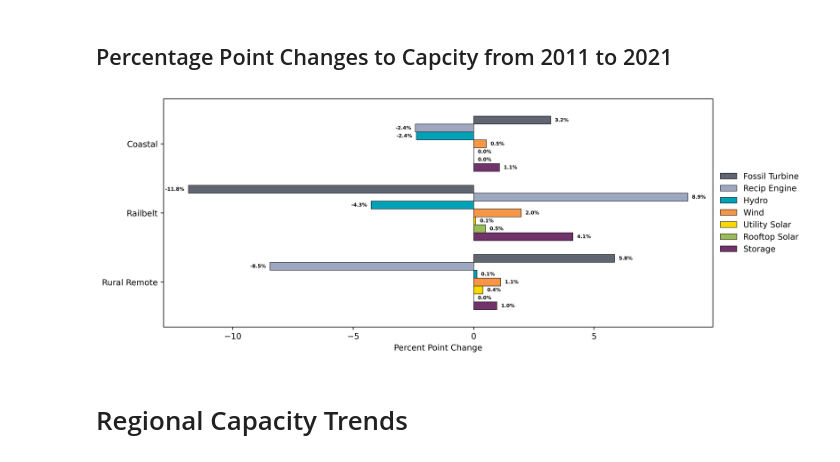
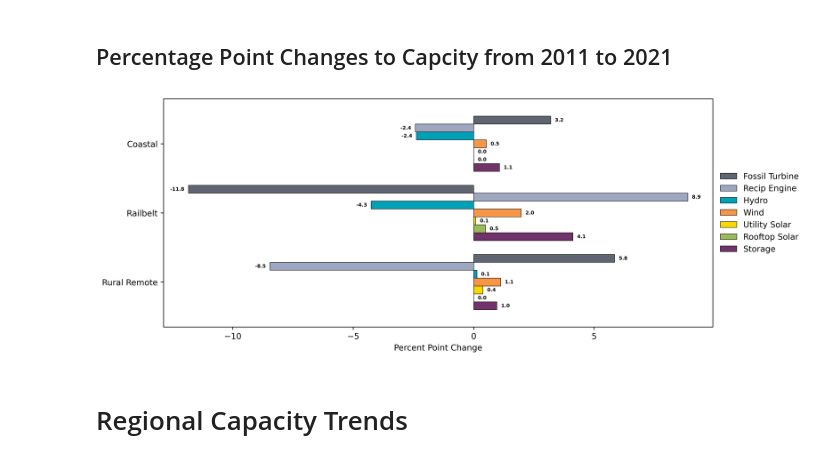
Before and after one commit to acep-uaf/aetr-analysis, a Jupyter notebook: capacity.ipynb, the cells around one changed output. Drawn from its saved outputs; the diff is of its cells as text; code cells hidden in the pictures.

```diff
--- a/capacity.ipynb
+++ b/capacity.ipynb
@@ -77,35 +77,35 @@ p.plot(
     linewidth=0.5,
     color=schemes['prime_movers'],
     ax=ax,
 )
 for container in ax.containers:
     ax.bar_label(
         container,
-        fmt="{:.1f}%",
+        fmt="{:.1f}",
         fontsize=6,
         fontweight="bold",
         color="black",
         label_type="edge",
         padding=5,
     )
 ax.set_xlabel("Percent Point Change")
 ax.set_ylabel("")
 ax.set_axisbelow(True)
 handles, labels = ax.get_legend_handles_labels()
 ax.legend(
     reversed(handles),
     reversed(labels),
     bbox_to_anchor=(1, 0.5),
     loc="center left",
     frameon=False,
     ncol=1,
 )
 plt.subplots_adjust(right=1.55)
 filename = os.path.join(os.curdir, "figures", "statewide-capacity-delta")
 plt.savefig(filename + ".pdf", bbox_inches="tight")
 plt.savefig(filename + ".png", bbox_inches="tight")
 # %% [output]
-[figure, old version]
+[figure, new version]
 # %% [markdown]
 # Regional Capacity Trends
 # %%
```
Also changed, not shown: 2 other files.
